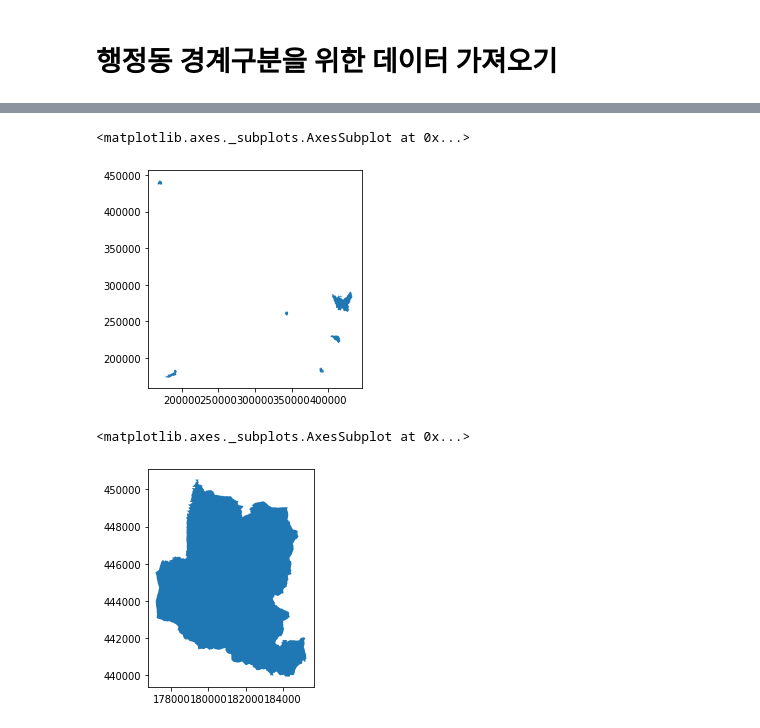
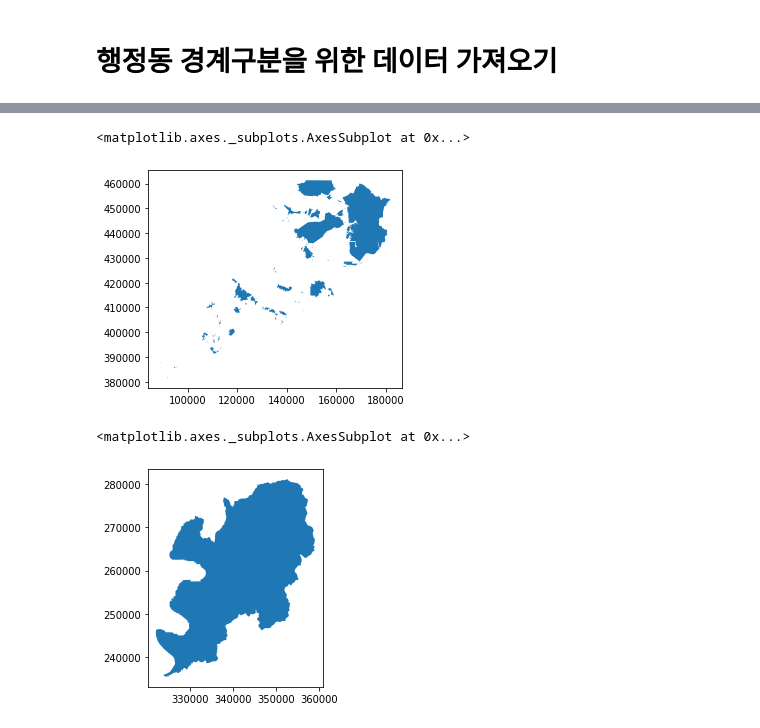
Before and after one commit to Namsik-Yoon/2020_MaaSer_example_code, a Jupyter notebook: 국가표준노드링크 시각화.ipynb, the cells around one changed output, grey strips where cells are left out. Drawn from its saved outputs; the diff is of its cells as text; code cells hidden in the pictures.

```diff
--- a/국가표준노드링크 시각화.ipynb
+++ b/국가표준노드링크 시각화.ipynb
@@ -170,6 +170,6 @@ with zipfile.ZipFile('NGII_CDM_BOUNDARY.zip', 'r') as zip_ref:
     zip_ref.extractall('BOUNDARY')
 # %%
-shp_path_boundary = '/content/BOUNDARY/Z_NGII_N3A_G0100000.shp'
+shp_path_boundary = '/content/BOUNDARY/Z_NGII_N3A_G0010000.shp'
 gdf_boundary= gpd.read_file(shp_path_boundary,encoding='cp949')
 # %%
 gdf_boundary.head()
@@ -183,10 +188,10 @@ gdf_boundary.head()
 # %%
-gdf_boundary[gdf_boundary['NAME']=='남구']['geometry'].plot()
+gdf_boundary[gdf_boundary['NAME']=='인천광역시']['geometry'].plot()
 # %% [output]
 <matplotlib.axes._subplots.AxesSubplot at 0x...>
-[figure, old version]
+[figure, new version]
 # %%
-gdf_boundary[gdf_boundary['NAME']=='부천시']['geometry'].plot()
+gdf_boundary[gdf_boundary['NAME']=='대구광역시']['geometry'].plot()
 # %% [output]
 <matplotlib.axes._subplots.AxesSubplot at 0x...>
-[figure, old version]
+[figure, new version]
```
Also changed, not shown: parts of 6 cells of this notebook.
